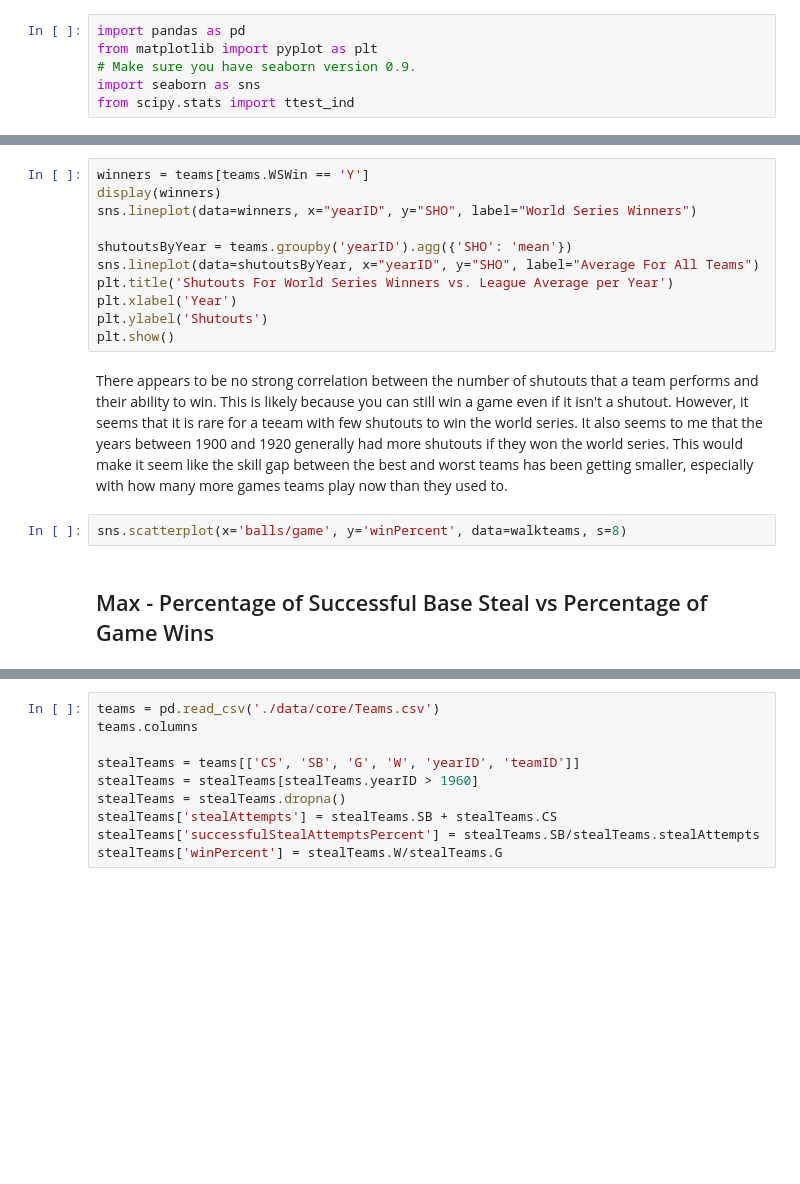
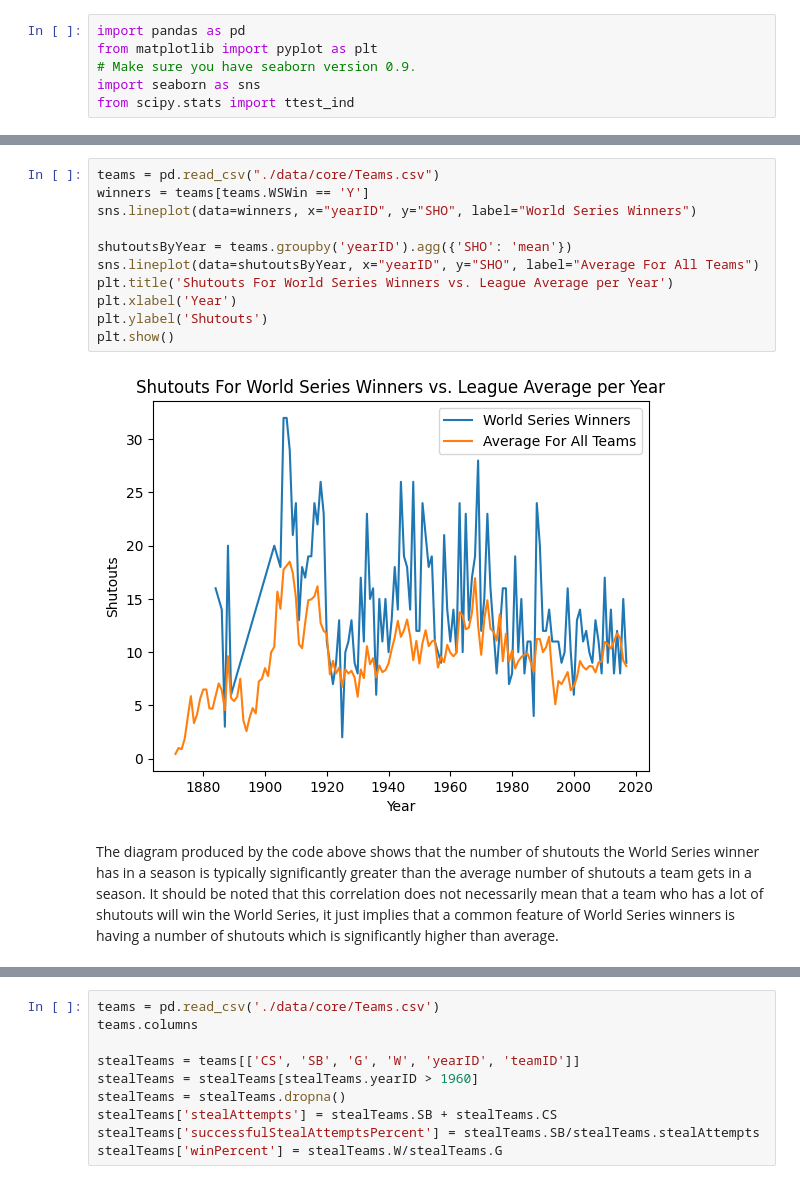
Before and after one commit to Drew-Watson-117/Data_Science_Project_1, a Jupyter notebook: project1.ipynb, the cells around one changed output, grey strips where cells are left out. Drawn from its saved outputs; the diff is of its cells as text; blank space fills up the shorter version.

Commit message:
Cleaning notebook and adding commentary on data

```diff
--- a/project1.ipynb
+++ b/project1.ipynb
@@ -23,17 +13,15 @@ walkteams['winPercent'] = walkteams.W/walkteams.G
 # %%
+teams = pd.read_csv("./data/core/Teams.csv")
 winners = teams[teams.WSWin == 'Y']
-display(winners)
 sns.lineplot(data=winners, x="yearID", y="SHO", label="World Series Winners")
 
 shutoutsByYear = teams.groupby('yearID').agg({'SHO': 'mean'})
 sns.lineplot(data=shutoutsByYear, x="yearID", y="SHO", label="Average For All Teams")
 plt.title('Shutouts For World Series Winners vs. League Average per Year')
 plt.xlabel('Year')
 plt.ylabel('Shutouts')
 plt.show()
+# %% [output]
+[figure, added]
-# %% [markdown]
-There appears to be no strong correlation between the number of shutouts that a team performs and their ability to win. This is likely because you can still win a game even if it isn't a shutout. However, it seems that it is rare for a teeam with few shutouts to win the world series. It also seems to me that the years between 1900 and 1920 generally had more shutouts if they won the world series. This would make it seem like the skill gap between the best and worst teams has been getting smaller, especially with how many more games teams play now than they used to.
-# %%
-sns.scatterplot(x='balls/game', y='winPercent', data=walkteams, s=8)
-# %% [markdown]
-## Max - Percentage of Successful Base Steal vs Percentage of Game Wins
+# %% [markdown]
+The diagram produced by the code above shows that the number of shutouts the World Series winner has in a season is typically significantly greater than the average number of shutouts a team gets in a season. It should be noted that this correlation does not necessarily mean that a team who has a lot of shutouts will win the World Series, it just implies that a common feature of World Series winners is having a number of shutouts which is significantly higher than average.
```
Also changed, not shown: parts of 10 cells of this notebook.
